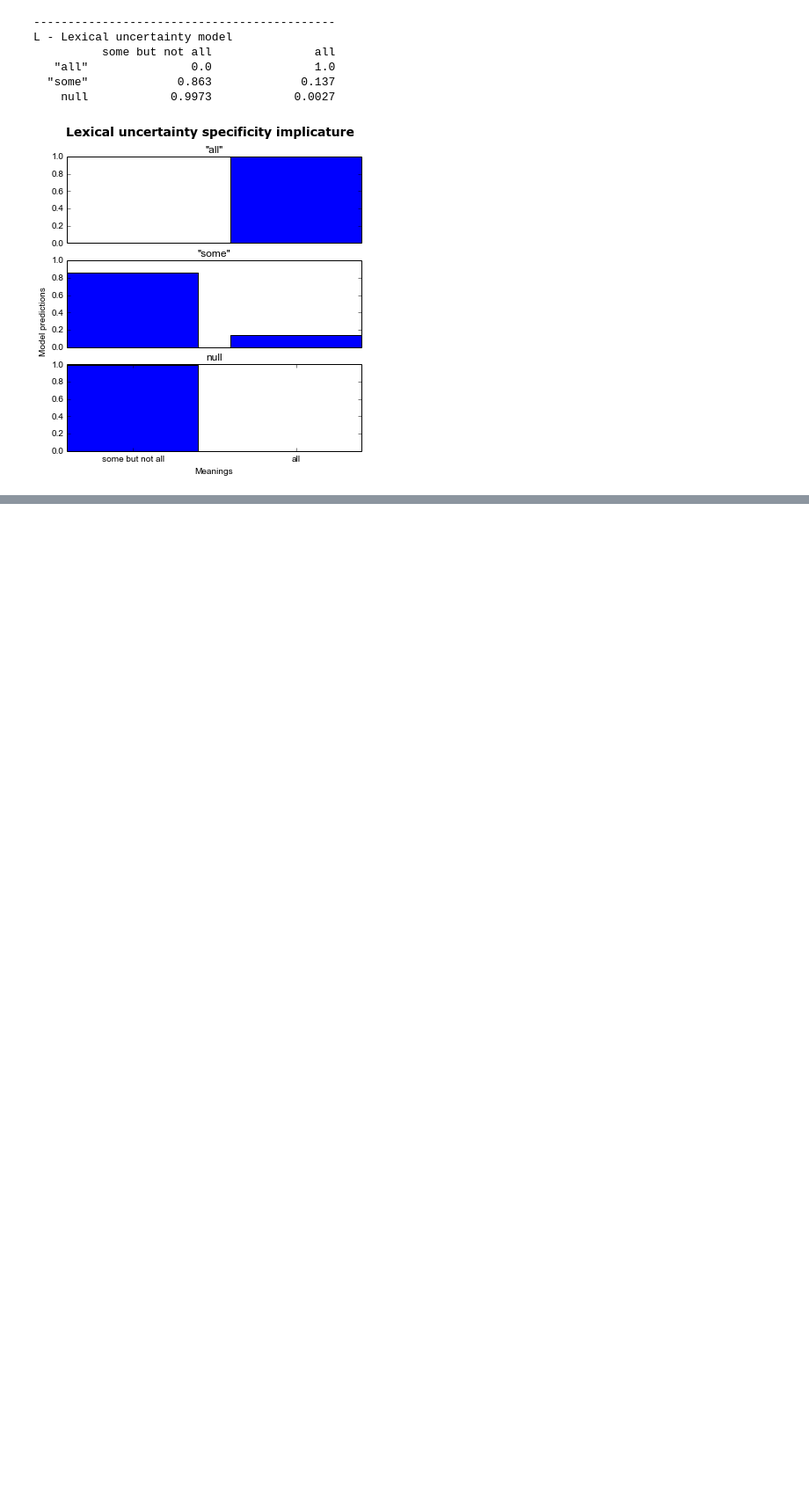
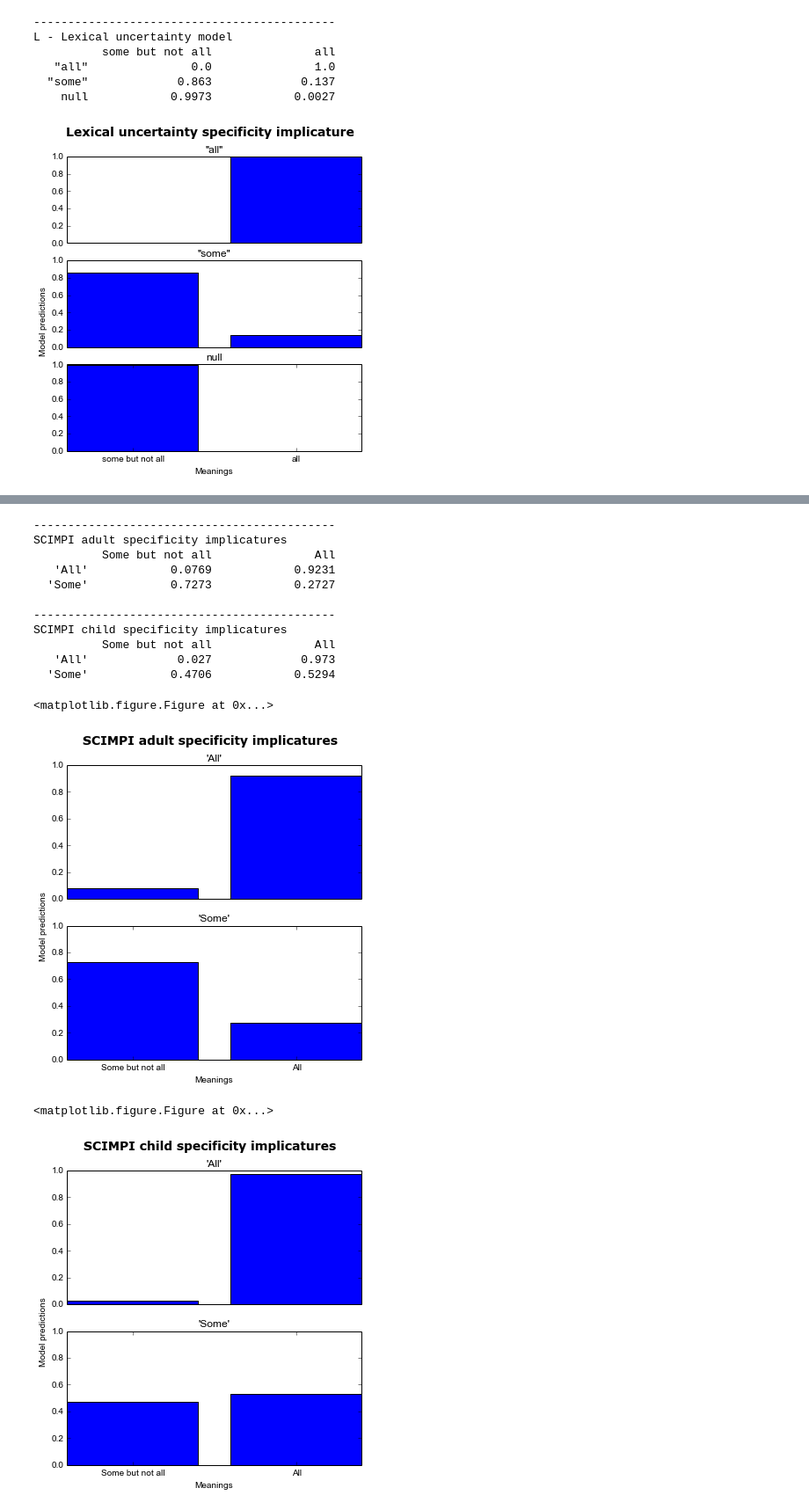
Before and after one commit to Epist/EpistemicPragmatics, a Jupyter notebook: Examples for paper.ipynb, the cells around one changed output, grey strips where cells are left out. Shown at 88% size. Saved outputs shown, nothing was run; the diff lists cells and outputs as text; code cells hidden in the pictures; blank space fills up the shorter version.

Commit message:
Modified SCIMPI developmental model

```diff
--- a/Examples for paper.ipynb
+++ b/Examples for paper.ipynb
@@ -630,0 +631,46 @@ L - Lexical uncertainty model
+# %%
+#SCIMPI simplified development model
+
+#Developmental model
+
+reasonableMapsAdult=np.array([[0.05,0.8],[0.6,0.3]])
+reasonableMapsChild=np.array([[0.05,0.8],[0.6,0.3]])#A child who doesn't know the word "all" in relation to "some"
+
+priorsChild=[.25,0.75]#Might want to change these depending on the theory
+
+means=["Some but not all", "All"]
+#Justify the auxilliary thing by arguing that it represents the joint contribution of other things that might be communicated
+utts=["\'All\'", "\'Some\'"]
+#Justify the auxilliary thing by arguing that it represents the joint contribution of other things that might be said
+
+#Might want to include a meaning for "some and possibly including all"
+
+epistTestAdult = PragmaticModel(modelType="BeliefDecay", mappings=reasonableMapsAdult, beliefStrength=1, meanings=means, utterances=utts)
+epistTestChild = PragmaticModel(modelType="BeliefDecay", mappings=reasonableMapsChild, beliefStrength=1, meaningPriors=priorsChild, meanings=means, utterances=utts)
+
+adultPreds=epistTestAdult.iterate(2)
+childPreds=epistTestChild.iterate(2)
+epistTestAdult.display_listener_matrix(adultPreds, title="SCIMPI adult specificity implicatures")
+epistTestChild.display_listener_matrix(childPreds, title="SCIMPI child specificity implicatures")
+
+reload(util)
+from utilities import gridPlotPredictions
+
+gridPlotPredictions(epistTestAdult, adultPreds, "SCIMPI adult specificity implicatures")
+gridPlotPredictions(epistTestChild, childPreds, "SCIMPI child specificity implicatures")
+# %% [output]
+--------------------------------------------
+SCIMPI adult specificity implicatures
+          Some but not all               All
+   'All'            0.0769            0.9231
+  'Some'            0.7273            0.2727
+
+--------------------------------------------
+SCIMPI child specificity implicatures
+          Some but not all               All
+   'All'             0.027             0.973
+  'Some'            0.4706            0.5294
+<matplotlib.figure.Figure at 0x...>
+[figure, added]
+<matplotlib.figure.Figure at 0x...>
+[figure, added]
```
Also changed, not shown: parts of 1 cell of this notebook.
